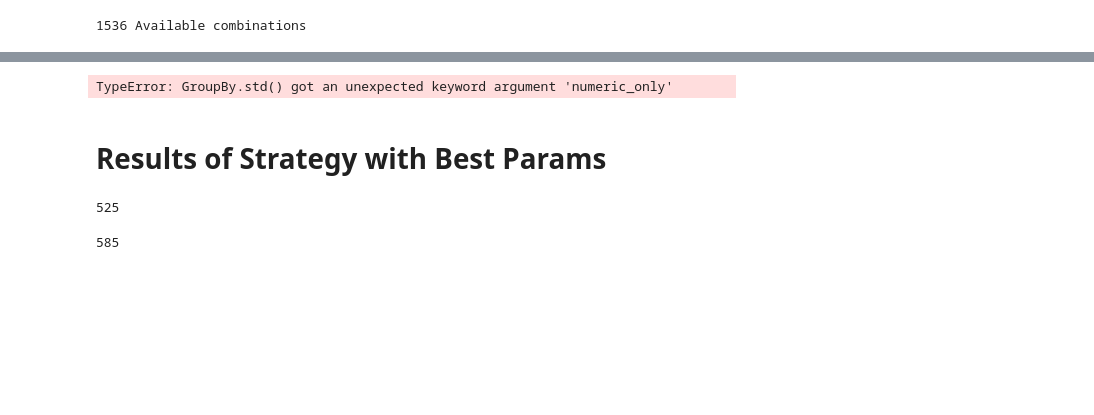
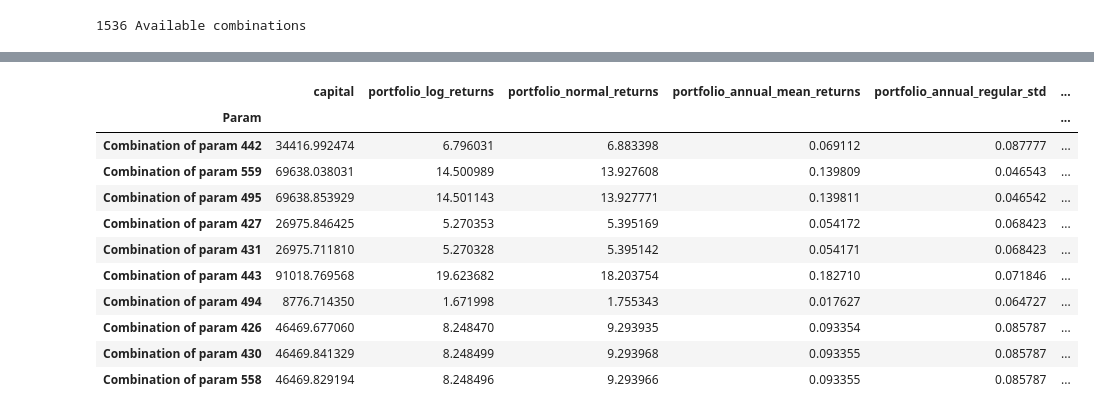
Before and after one commit to siddharthgohil/Trading_with_MACDnSMA, a Jupyter notebook: SMACD_Event_Based.ipynb, the cells around one changed output, grey strips where cells are left out. Cells and saved outputs as stored; diff of their text form; code cells hidden in the pictures; blank space fills up the shorter version.

```diff
--- a/SMACD_Event_Based.ipynb
+++ b/SMACD_Event_Based.ipynb
@@ -835,18 +836,19 @@ Choose best strat based on the smallest std of performance
 # %%
-best_of_the_best = all_returns_df_in_sample.groupby(by  = 'Param').std(numeric_only= True).sort_values(['annual_ir','portfolio_calmar_ratio'], ascending =[True, False])
+best_of_the_best = all_returns_df_in_sample.groupby(by='Param').std().sort_values(['annual_ir','portfolio_calmar_ratio'], ascending =[True, False])
 best_of_the_best
 # %% [output]
-TypeError: GroupBy.std() got an unexpected keyword argument 'numeric_only'
+|  | capital | portfolio_log_returns | portfolio_normal_returns | portfolio_annual_mean_returns | portfolio_annual_regular_std | ... |
+| Param |  |  |  |  |  | ... |
+| Combination of param 442 | 34416.992474 | 6.796031 | 6.883398 | 0.069112 | 0.087777 | ... |
+| Combination of param 559 | 69638.038031 | 14.500989 | 13.927608 | 0.139809 | 0.046543 | ... |
+| Combination of param 495 | 69638.853929 | 14.501143 | 13.927771 | 0.139811 | 0.046542 | ... |
+| Combination of param 427 | 26975.846425 | 5.270353 | 5.395169 | 0.054172 | 0.068423 | ... |
+| Combination of param 431 | 26975.711810 | 5.270328 | 5.395142 | 0.054171 | 0.068423 | ... |
+| Combination of param 443 | 91018.769568 | 19.623682 | 18.203754 | 0.182710 | 0.071846 | ... |
+| Combination of param 494 | 8776.714350 | 1.671998 | 1.755343 | 0.017627 | 0.064727 | ... |
+| Combination of param 426 | 46469.677060 | 8.248470 | 9.293935 | 0.093354 | 0.085787 | ... |
+| Combination of param 430 | 46469.841329 | 8.248499 | 9.293968 | 0.093355 | 0.085787 | ... |
+| Combination of param 558 | 46469.829194 | 8.248496 | 9.293966 | 0.093355 | 0.085787 | ... |
-# %% [markdown]
-# Results of Strategy with Best Params
-# %%
-int(top_ten_params.index[0].split(" ")[-1])
-# %% [output]
-525
-# %%
-int(best_of_the_best.index[0].split(" ")[-1])
-# %% [output]
-585
 # %%
 final_chosen_param = int(best_of_the_best.index[0].split(" ")[-1])
 # %%
```
Also changed, not shown: parts of 28 cells of this notebook, 7 other files.
